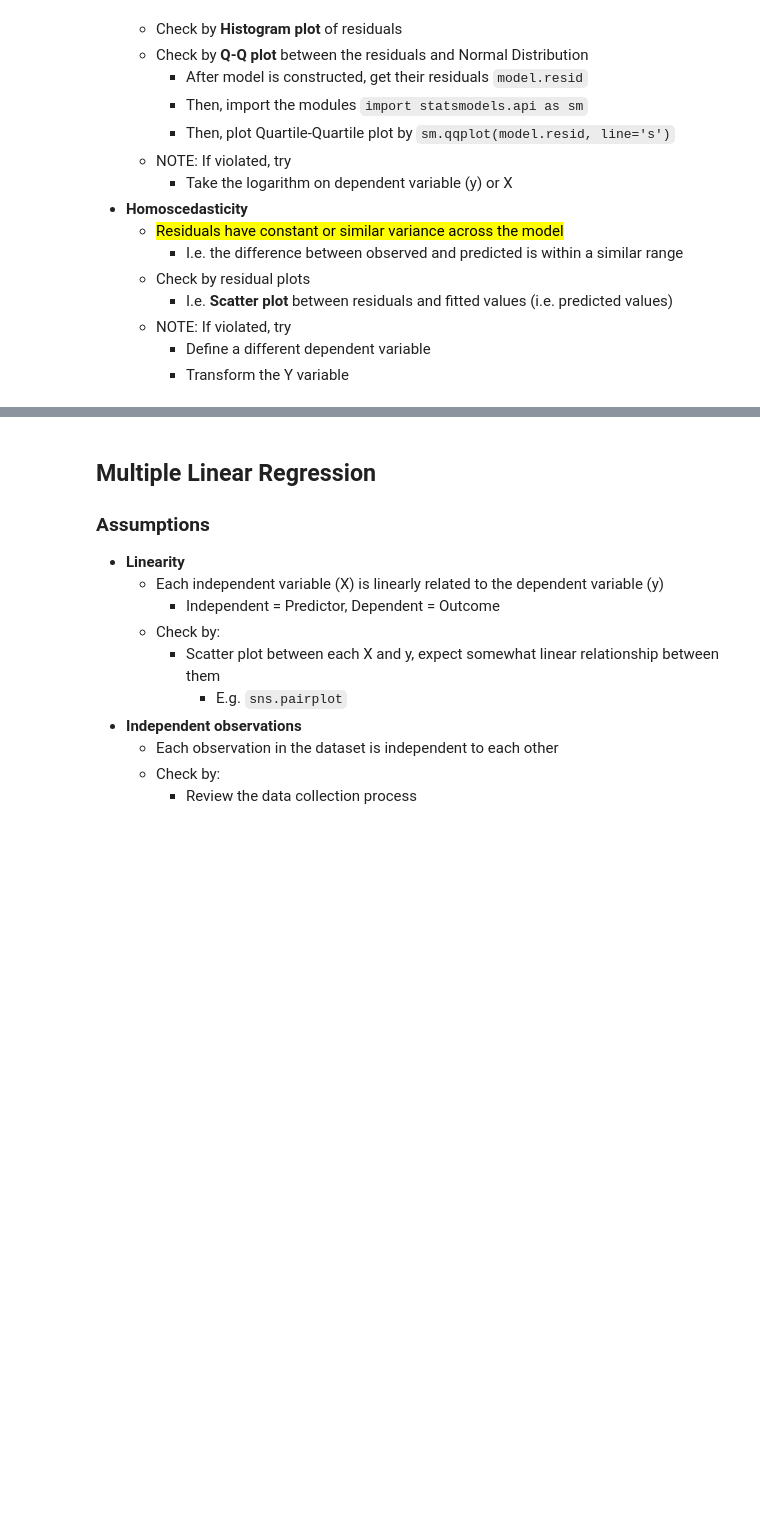
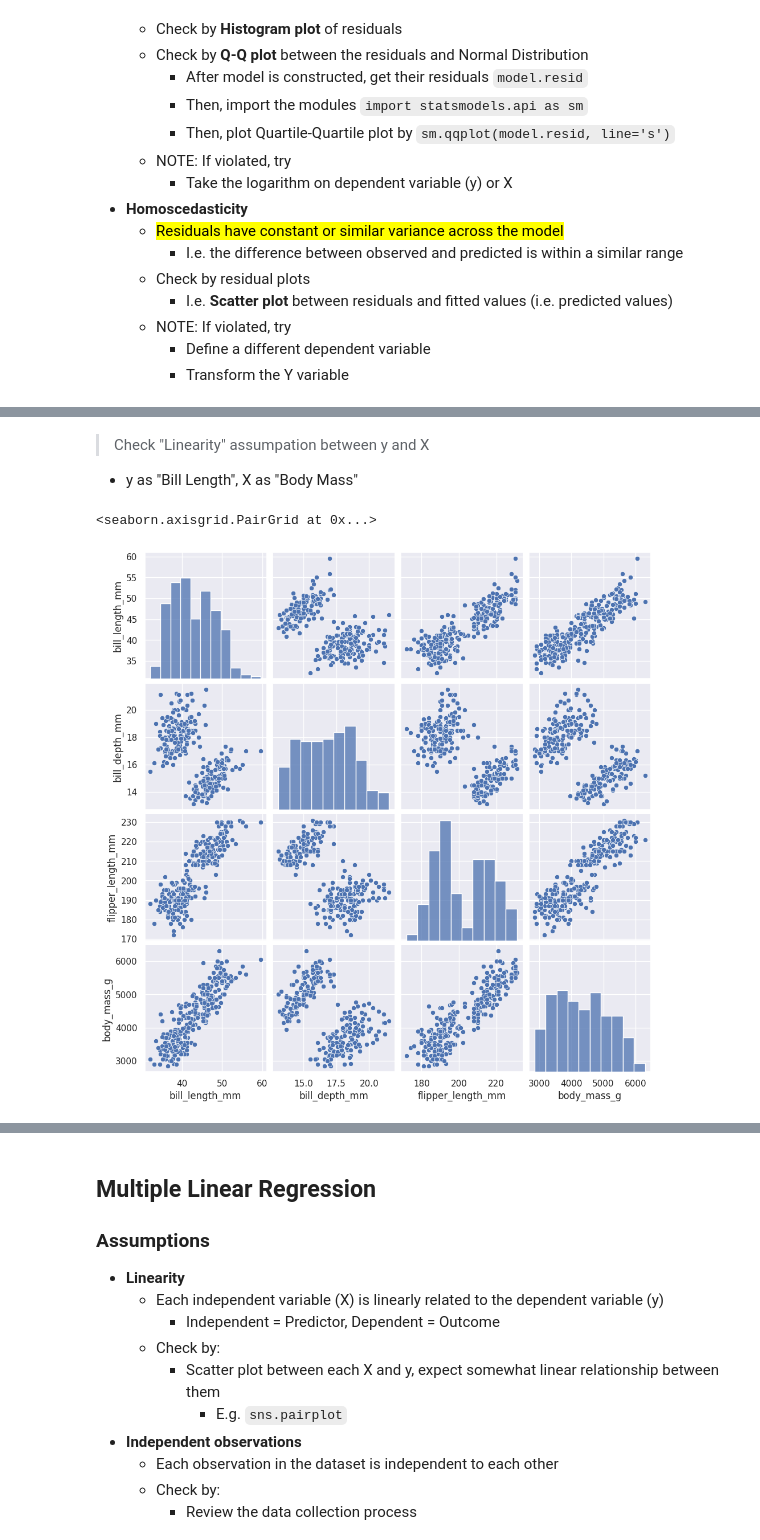
Before and after one commit to davilayang/learning-resources, a Jupyter notebook: coursera/advanced-data-analytics/stats-in-action/5-regression.ipynb, the cells around one changed output, grey strips where cells are left out. Saved outputs shown, nothing was run; the diff lists cells and outputs as text; code cells hidden in the pictures; blank space fills up the shorter version.

Commit message:
Update anova notes

```diff
--- a/coursera/advanced-data-analytics/stats-in-action/5-regression.ipynb
+++ b/coursera/advanced-data-analytics/stats-in-action/5-regression.ipynb
@@ -2,6 +2,15 @@
 # Regression
 
 - Assumptions of the given regression
+# %%
+import pandas as pd
+import numpy as np
+
+import matplotlib.pyplot as plt
+import plotly.express as px
+import seaborn as sns
+
+sns.set()
 # %% [markdown]
 ## Linear Regression
 
@@ -41,0 +54,9 @@
+# %%
+# NOTE: subset original data as analysis example
+df = (
+    sns.load_dataset("penguins")
+    .query("species.isin(['Adelie', 'Gentoo'])")
+    .dropna()
+)
+print(df.shape)
+df.head()
@@ -41,0 +78,9 @@
+# %% [markdown]
+> Check "Linearity" assumpation between y and X
+
+- y as "Bill Length", X as "Body Mass"
+# %%
+sns.pairplot(df)
+# %% [output]
+<seaborn.axisgrid.PairGrid at 0x...>
+[figure, added]
```
Also changed, not shown: parts of 13 cells of this notebook, 1 other file.
